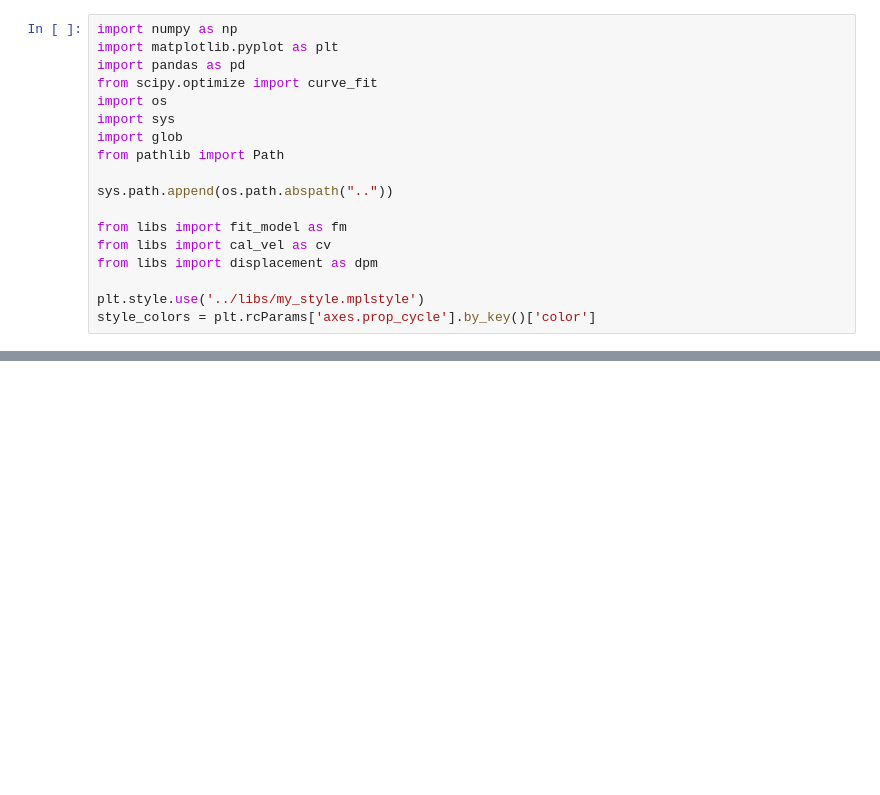
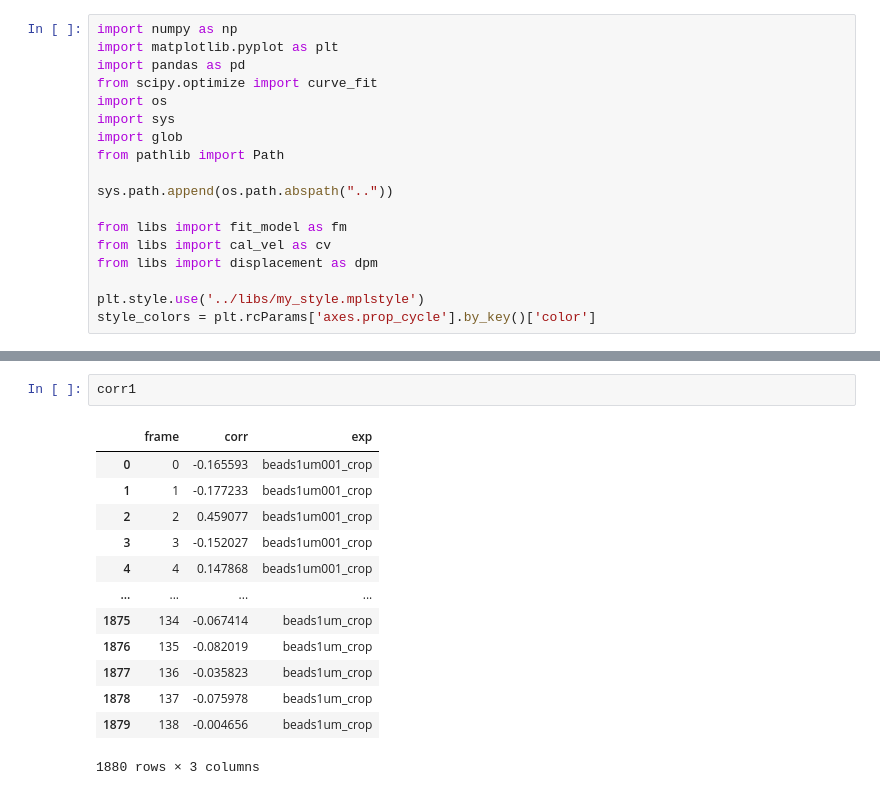
Before and after one commit to wppppupr/MTCargo_analysis, a Jupyter notebook: notebooks/beads_correlation.ipynb, the cells around one changed output, grey strips where cells are left out. Cells and saved outputs as stored; diff of their text form; blank space fills up the shorter version.

```diff
--- a/notebooks/beads_correlation.ipynb
+++ b/notebooks/beads_correlation.ipynb
@@ -50,6 +85,22 @@ corr1 = make_corr_df(mypass/'beads1um')
 corr3 = make_corr_df(mypass/'beads3um')
 corr5 = make_corr_df(mypass/'beads5um')
 corr7 = make_corr_df(mypass/'beads7um')
+# %%
+corr1
+# %% [output]
+|  | frame | corr | exp |
+| 0 | 0 | -0.165593 | beads1um001_crop |
+| 1 | 1 | -0.177233 | beads1um001_crop |
+| 2 | 2 | 0.459077 | beads1um001_crop |
+| 3 | 3 | -0.152027 | beads1um001_crop |
+| 4 | 4 | 0.147868 | beads1um001_crop |
+| ... | ... | ... | ... |
+| 1875 | 134 | -0.067414 | beads1um_crop |
+| 1876 | 135 | -0.082019 | beads1um_crop |
+| 1877 | 136 | -0.035823 | beads1um_crop |
+| 1878 | 137 | -0.075978 | beads1um_crop |
+| 1879 | 138 | -0.004656 | beads1um_crop |
+1880 rows × 3 columns
 # %%
 fig, ax = plt.subplots()
 
```
Also changed, not shown: parts of 6 cells of this notebook, 1 other file.
